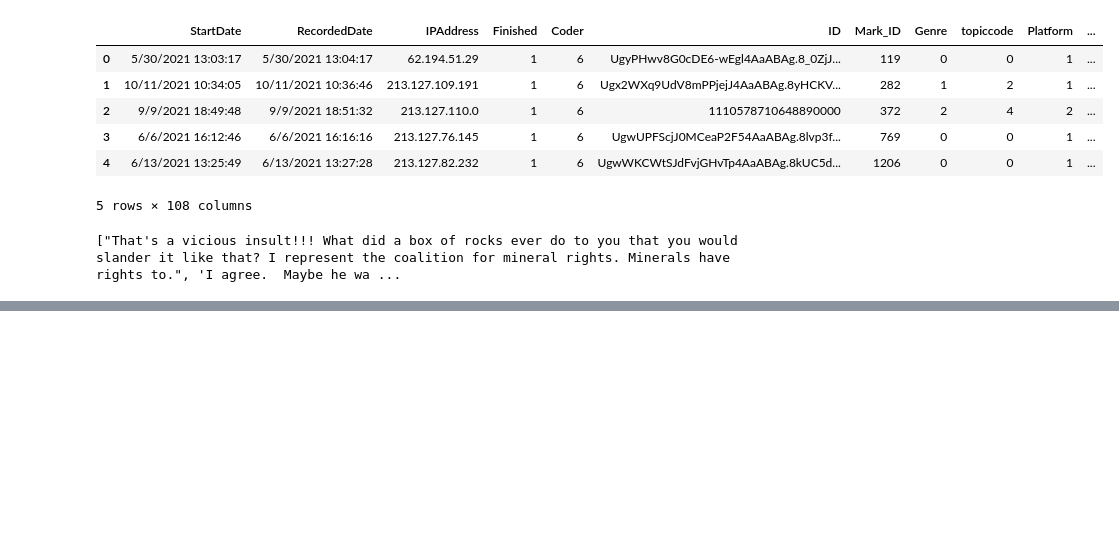
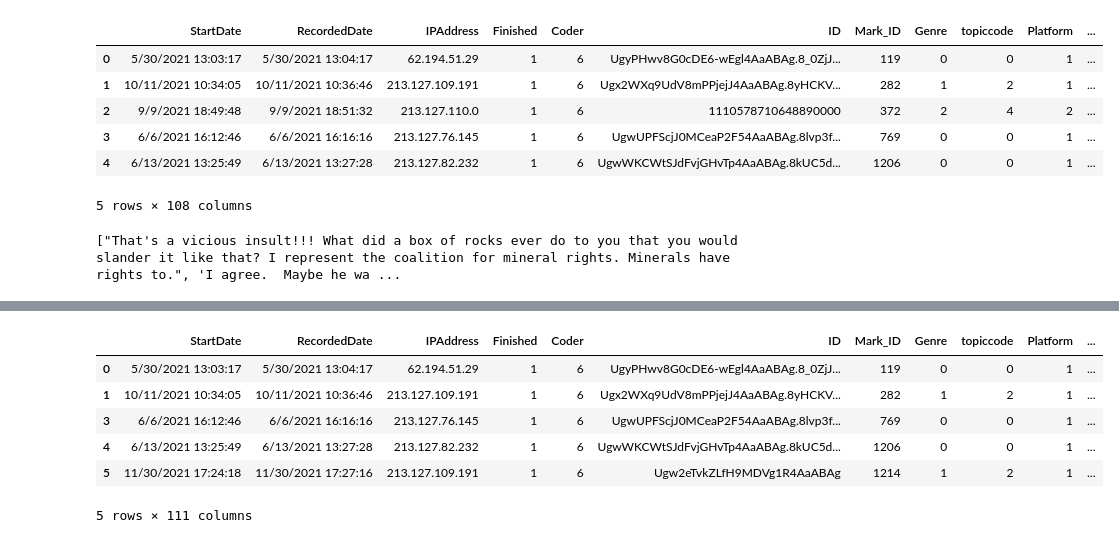
Before and after one commit to cl-trier/TWON-Exploration, a Jupyter notebook: 38--Prompt-diversity-PublicSphere-data.ipynb, the cells around one changed output, grey strips where cells are left out. Drawn from its saved outputs; the diff is of its cells as text; code cells hidden in the pictures; blank space fills up the shorter version.

Commit message:
added ada embeddings to pubsphere and reddit3000

```diff
--- a/38--Prompt-diversity-PublicSphere-data.ipynb
+++ b/38--Prompt-diversity-PublicSphere-data.ipynb
@@ -518,0 +580,2 @@ print(pol_posts_either.loc[pol_posts_either['either_political'] == 1, 'commentTe
+# %%
+YT_claim_embeds['Time_comment_dt'] = pd.to_datetime(YT_claim_embeds['Time_comment'])
@@ -519,11 +619,10 @@ print(pol_posts_either.loc[pol_posts_either['either_political'] == 1, 'commentTe
 # %%
-
-#Expand the polposts to include the thread context:
+#Expand the polposts of all YT comments to include the thread context:
 chunked_result: typing.List[pd.DataFrame] = []
 GROUPER='videoTitle'
 #sort data by Time_comment
-sort_pol_posts = pol_posts_either.sort_values(by='Time_comment').reset_index(drop=False)
-groupeddata = sort_pol_posts.loc[sort_pol_posts.either_political == 1,:].groupby(GROUPER)
+YT_claim_embeds_sort = YT_claim_embeds.sort_values(by='Time_comment_dt').reset_index(drop=False)
+groupeddata = YT_claim_embeds_sort.groupby(GROUPER)
 for group, df in tqdm.tqdm(groupeddata):
     df['preceding_index'] = df.index.to_series().shift(1)
     for index, row in df.iterrows():
@@ -593,8 +692,8 @@ for group, df in tqdm.tqdm(groupeddata):
                     print(f"Retrying in {wait_time} seconds...")
                     time.sleep(wait_time)
 
-expanded_posts = pd.concat(chunked_result, ignore_index=True)
-print(expanded_posts)
+expanded_YT_posts = pd.concat(chunked_result, ignore_index=True)
+print(expanded_YT_posts)
 # %% [output]
 Rate limit exceeded. Retrying in 4 seconds...
 {"error":{"message":"litellm.RateLimitError: AzureException RateLimitError - Requests to the ChatCompletions_Create Operation under Azure OpenAI API version 2024-02-01 have exceeded token rate limit o ...
@@ -614,0 +769,5 @@ Rate limit exceeded. Retrying in 49 seconds...
+# %%
+expanded_YT_posts.set_index(expanded_YT_posts['index'], inplace=True)
+YT_claim_embeds = YT_claim_embeds.join(expanded_YT_posts['post_expansion'], rsuffix='_gpt4o')
+# %%
+YT_claim_embeds.rename(columns={'post_expansion': 'post_expansion_gpt4o'}, inplace=True)
@@ -614,0 +777,10 @@ Rate limit exceeded. Retrying in 49 seconds...
+# %%
+YT_claim_embeds.head()
+# %% [output]
+|  | StartDate | RecordedDate | IPAddress | Finished | Coder | ID | Mark_ID | Genre | topiccode | Platform | ... |
+| 0 | 5/30/2021 13:03:17 | 5/30/2021 13:04:17 | 62.194.51.29 | 1 | 6 | UgyPHwv8G0cDE6-wEgl4AaABAg.8_0ZjJ... | 119 | 0 | 0 | 1 | ... |
+| 1 | 10/11/2021 10:34:05 | 10/11/2021 10:36:46 | 213.127.109.191 | 1 | 6 | Ugx2WXq9UdV8mPPjejJ4AaABAg.8yHCKV... | 282 | 1 | 2 | 1 | ... |
+| 3 | 6/6/2021 16:12:46 | 6/6/2021 16:16:16 | 213.127.76.145 | 1 | 6 | UgwUPFScjJ0MCeaP2F54AaABAg.8lvp3f... | 769 | 0 | 0 | 1 | ... |
+| 4 | 6/13/2021 13:25:49 | 6/13/2021 13:27:28 | 213.127.82.232 | 1 | 6 | UgwWKCWtSJdFvjGHvTp4AaABAg.8kUC5d... | 1206 | 0 | 0 | 1 | ... |
+| 5 | 11/30/2021 17:24:18 | 11/30/2021 17:27:16 | 213.127.109.191 | 1 | 6 | Ugw2eTvkZLfH9MDVg1R4AaABAg | 1214 | 1 | 2 | 1 | ... |
+5 rows × 111 columns
```
Also changed, not shown: parts of 28 cells of this notebook, 3 other files.
